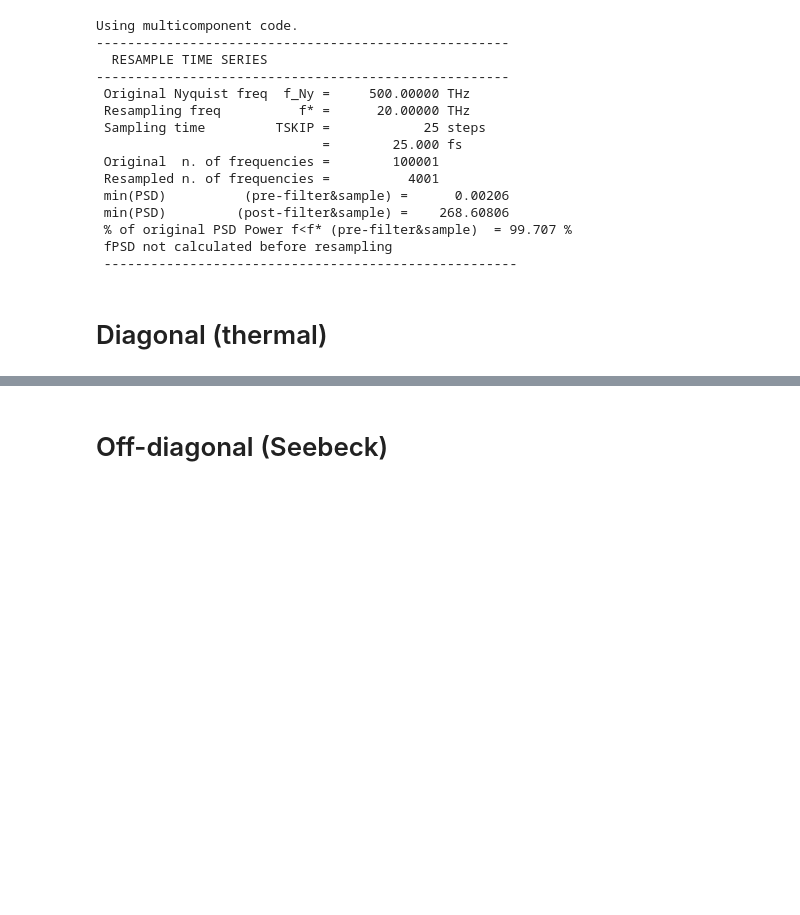
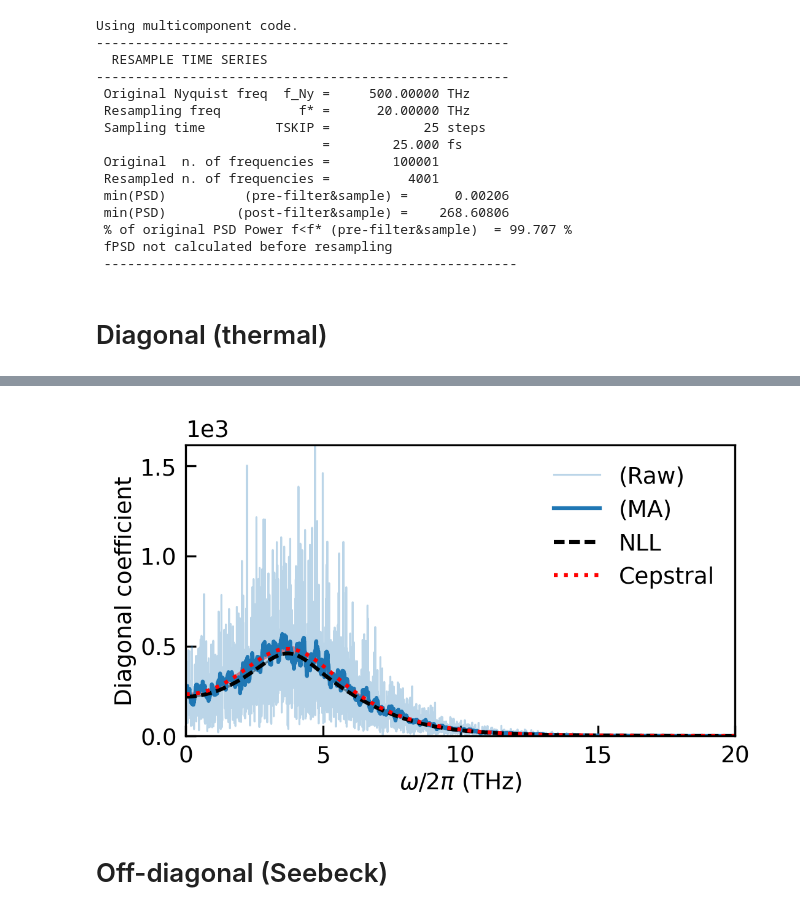
Before and after one commit to ppegolo/sportran, a Jupyter notebook: examples/07_example_negative_log_likelihood.ipynb, the cells around one changed output, grey strips where cells are left out. Saved outputs shown, nothing was run; the diff lists cells and outputs as text; code cells hidden in the pictures; blank space fills up the shorter version.

```diff
--- a/examples/07_example_negative_log_likelihood.ipynb
+++ b/examples/07_example_negative_log_likelihood.ipynb
@@ -138,9 +197,4 @@ flux_resample.cepstral_analysis()
 # %%
-# omega = flux_resample.maxlike.omega
-# estimate = flux_resample.NLL_spline(omega)
-# estimate_p = flux_resample.NLL_spline_upper(omega)
-# estimate_m = flux_resample.NLL_spline_lower(omega)
-
 data_chisquare = flux_resample.psd
 estimate = flux_resample.NLL_mean
 estimate_p = flux_resample.NLL_upper
@@ -155,13 +209,13 @@ fs = plt.rcParams['figure.figsize']
 fig, ax = plt.subplots()
 
 pl, = ax.plot(flux_resample.freqs_THz,
-                data_chisquare*flux_resample.KAPPA_SCALE/2,
+                flux_resample.psd*flux_resample.KAPPA_SCALE/2,
                 alpha = 0.3,
                 label = f'(Raw)',
         )
 
 ax.plot(flux_resample.freqs_THz,
-        pd.Series(data_chisquare).rolling(window=25).mean()*flux_resample.KAPPA_SCALE/2,
+        flux_resample.fpsd*flux_resample.KAPPA_SCALE/2,
         alpha = 1,
         label = f'(MA)',
         lw = 1.5,
@@ -170,41 +224,43 @@ ax.plot(flux_resample.freqs_THz,
 
 ymin, ymax = ax.get_ylim()
 
-x, y = flux_resample.freqs_THz, estimate*flux_resample.KAPPA_SCALE/2
-ym, yp = estimate_m*flux_resample.KAPPA_SCALE/2, estimate_p*flux_resample.KAPPA_SCALE/2
+x, y = flux_resample.freqs_THz, estimate*flux_resample.KAPPA_SCALE/2 / np.sqrt(flux_resample.N_CURRENTS)
+ym, yp = estimate_m*flux_resample.KAPPA_SCALE/2 / np.sqrt(flux_resample.N_CURRENTS), estimate_p*flux_resample.KAPPA_SCALE/2 / np.sqrt(flux_resample.N_CURRENTS)
 ax.plot(x,
         y,
         color = 'k',
         lw = 1.5,
         label = 'NLL',
         ls = '--')
 ax.fill_between(x,
                 ym,
                 yp,
                 color = 'k',
                 alpha = 0.5)
 
 x, y = flux_resample.freqs_THz, flux_resample.cepf.psd*flux_resample.KAPPA_SCALE/2
 y_std = flux_resample.kappa_std/flux_resample.kappa * y
 ax.plot(x,
         y,
         color = 'r',
         lw = 1.5,
         label = 'Cepstral',
         ls = ':')
 ax.fill_between(x,
                 y-y_std,
                 y+y_std,
                 color = 'r',
                 alpha = 0.5)
 
 ax.set_ylim(0,ymax)
 ax.set_xlabel('$\omega/2\pi$ (THz)')
 ax.set_ylabel('Diagonal coefficient')
 
 ax.legend()
 
 fig.tight_layout()
+# %% [output]
+[figure, added]
 # %% [markdown]
 # Off-diagonal (Seebeck)
 # %% [markdown]
```
Also changed, not shown: parts of 13 cells of this notebook, 2 other files.
